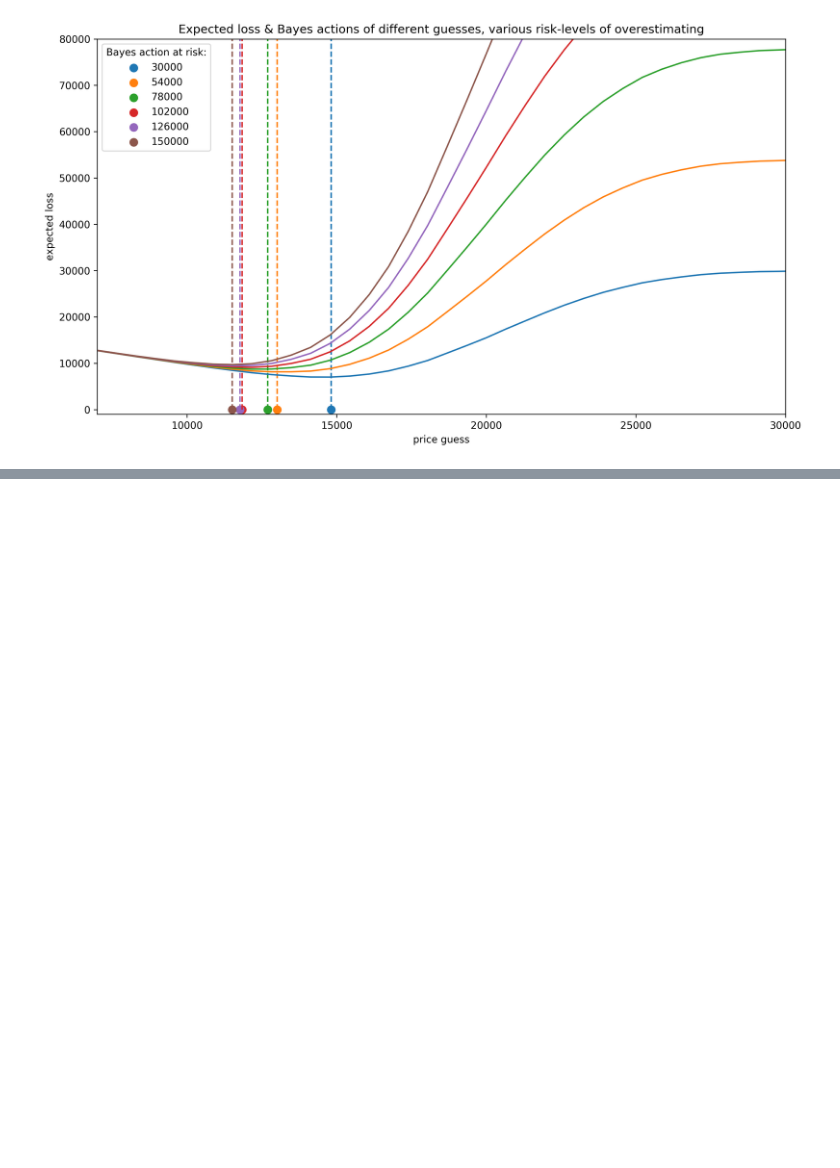
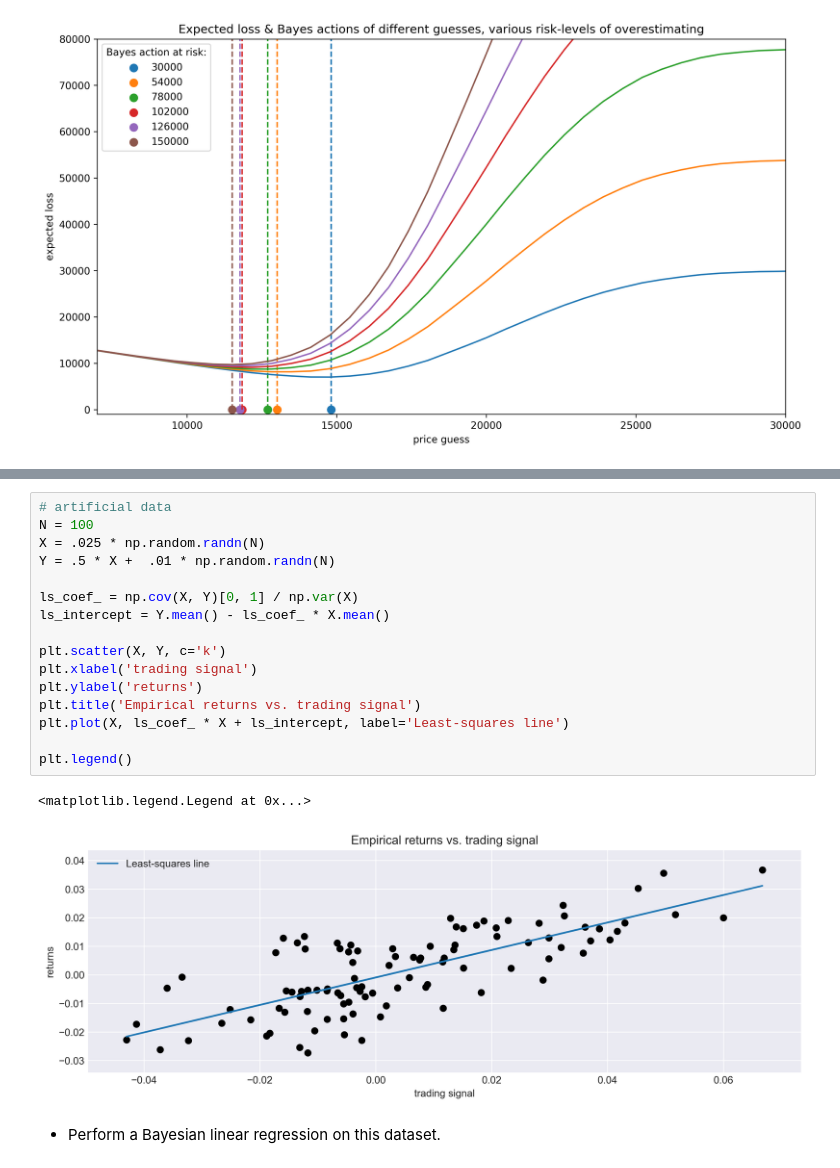
Before and after one commit to shuuchen/prob_programming, a Jupyter notebook: 5 Would you rather lose an arm or a leg ?.ipynb, the cells around one changed output, grey strips where cells are left out. Drawn from its saved outputs; the diff is of its cells as text; blank space fills up the shorter version.

```diff
--- a/5 Would you rather lose an arm or a leg ?.ipynb
+++ b/5 Would you rather lose an arm or a leg ?.ipynb
@@ -140,0 +174,21 @@ minimum at risk 150000: 11506.41
+# %%
+# artificial data
+N = 100
+X = .025 * np.random.randn(N)
+Y = .5 * X +  .01 * np.random.randn(N)
+
+ls_coef_ = np.cov(X, Y)[0, 1] / np.var(X)
+ls_intercept = Y.mean() - ls_coef_ * X.mean()
+
+plt.scatter(X, Y, c='k')
+plt.xlabel('trading signal')
+plt.ylabel('returns')
+plt.title('Empirical returns vs. trading signal')
+plt.plot(X, ls_coef_ * X + ls_intercept, label='Least-squares line')
+
+plt.legend()
+# %% [output]
+<matplotlib.legend.Legend at 0x...>
+[figure, added]
+# %% [markdown]
+- Perform a Bayesian linear regression on this dataset.
```
Also changed, not shown: parts of 8 cells of this notebook.
